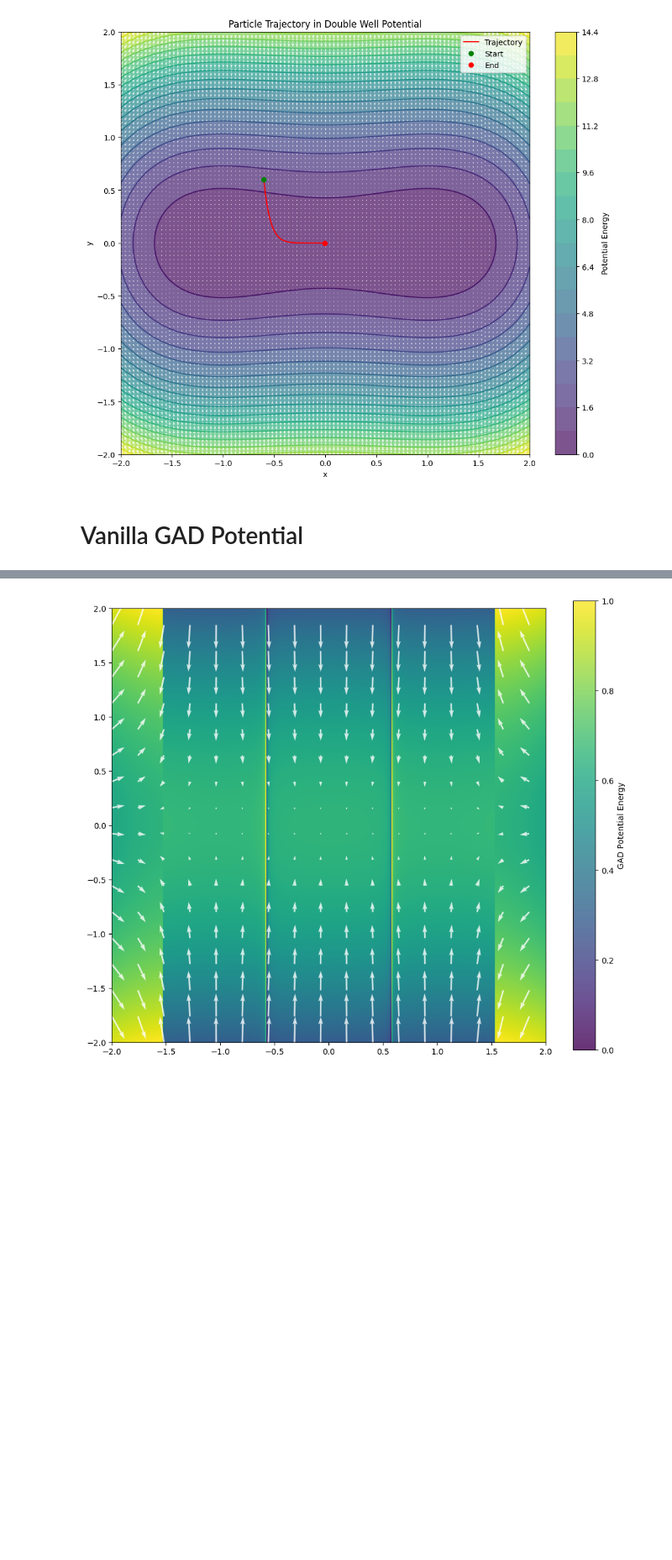
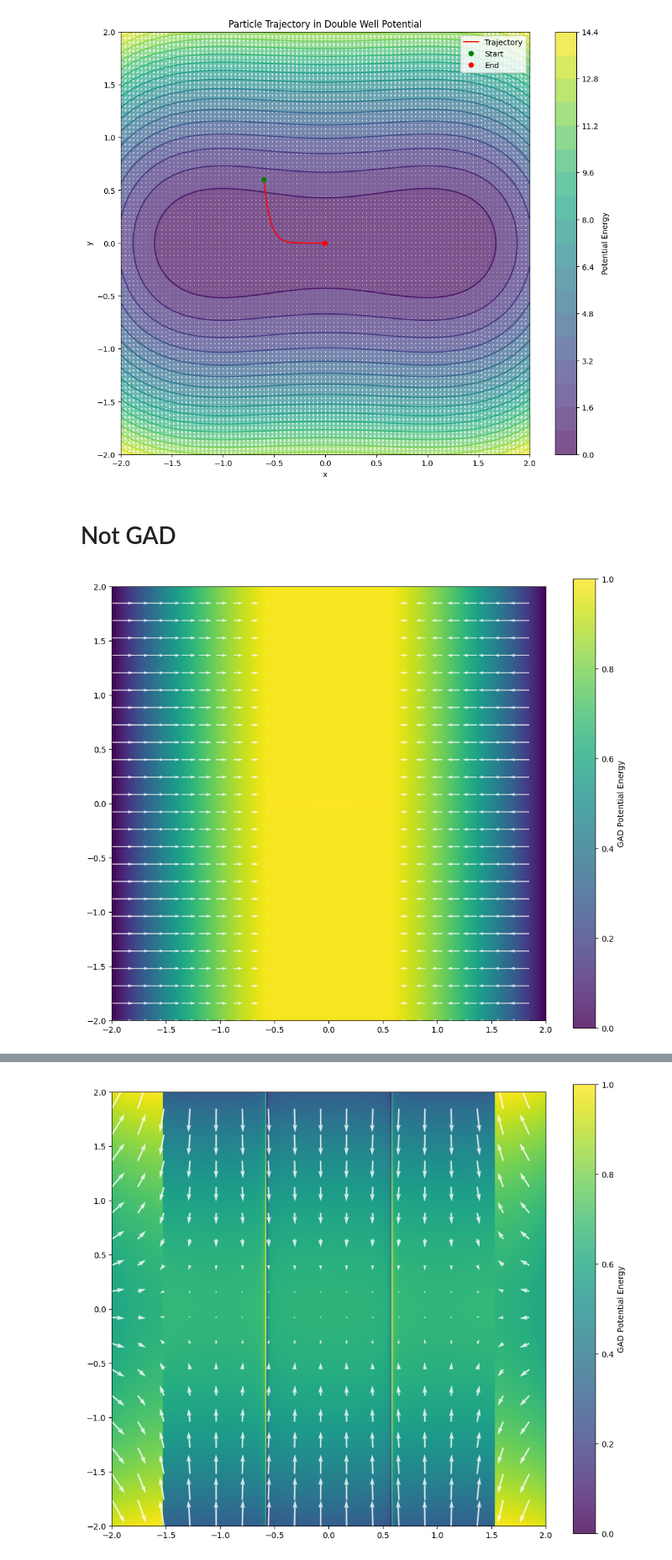
Before and after one commit to BurgerAndreas/meta-sampler, a Jupyter notebook: dem/notebooks/gad.ipynb, the cells around one changed output, grey strips where cells are left out. Shown at 84% size. Drawn from its saved outputs; the diff is of its cells as text; code cells hidden in the pictures; blank space fills up the shorter version.

Commit message:
fixed GAD condition l1<0 -> l1*l2<0. stitched potential with |F|

```diff
--- a/dem/notebooks/gad.ipynb
+++ b/dem/notebooks/gad.ipynb
@@ -230,4 +214,69 @@ plt.show()
 # %% [output]
 [figure]
 # %% [markdown]
-# Vanilla GAD Potential
+# Not GAD
+# %%
+max_allowed_energy = 1.0
+def V_GAD(x):
+    grad_x = grad_V(x)
+    H = V_hess(x)
+    eig_vals, eig_vecs = jnp.linalg.eigh(H)
+    smallest_eigval = eig_vals[0]
+    smallest_eigvec = eig_vecs[0]
+    second_eigvec = eig_vecs[1]
+
+    eigval_term = - eig_vals[0] * eig_vals[1]
+
+    # GAD
+    # v_gad = jnp.clip(-V(x) + 1/smallest_eigval * jnp.dot(grad_x, smallest_eigvec)**2 + max_allowed_energy, 0)
+    # forcenorm
+    # v_gad = jnp.clip(-jnp.linalg.norm(grad_V(x)**2) + max_allowed_energy, 0)
+    # v_gad = jnp.clip(-jnp.linalg.norm(grad_V(x)) + max_allowed_energy, 0)
+    v_gad = jnp.clip(-jnp.sqrt(jnp.linalg.norm(grad_V(x))) + max_allowed_energy, 0)
+    return jax.lax.cond(eigval_term > 0, lambda: v_gad, lambda: eigval_term)
+
+V_GAD_vmap = jax.vmap(V_GAD)
+V_GAD_vmap = jax.jit(V_GAD_vmap)
+Z = V_GAD_vmap(grid_flat).reshape(N, N)
+
+V_GAD_grad = jax.grad(V_GAD)
+V_GAD_grad_vmap = jax.vmap(V_GAD_grad)
+V_GAD_grad_grid = V_GAD_grad_vmap(grid_flat).reshape(N, N, 2)
+
+
+v_dot_fn_vmap = jax.vmap(eigvec_dynamics)
+v_dot_grid = v_dot_fn_vmap(grid_flat).reshape(N, N, 2)
+
+# Plot results
+plt.close()
+plt.figure(figsize=(12, 10))
+
+# Plot potential surface
+# plt.contour(X, Y, v_dot_norm, levels=20)
+# plt.contourf(X, Y, v_dot_norm, levels=20, alpha=0.7)
+skip = 20  # Plot every 5th point for clearer visualization
+# Calculate levels based on the data range
+# levels = np.linspace(Z.min(), Z.max(), 100)
+
+# Plot potential surface
+# plt.contourf(X, Y, Z, levels=100, alpha=0.7)
+plt.imshow(
+    Z,
+    extent=[X.min(), X.max(), Y.min(), Y.max()],
+    origin='lower',  # Put (0,0) at bottom-left
+    aspect='equal',  # Make sure x and y scales are equal
+    cmap='viridis'  # You can change the colormap if desired
+)
+
+
+plt.quiver(
+    X[::skip, ::skip], Y[::skip, ::skip],
+    V_GAD_grad_grid[::skip, ::skip, 0], V_GAD_grad_grid[::skip, ::skip, 1],
+    color='white', alpha=0.8
+)
+plt.colorbar(label='GAD Potential Energy')
+
+
+plt.show()
+# %% [output]
+[figure, added]
```
Also changed, not shown: parts of 20 cells of this notebook, 18 other files.
